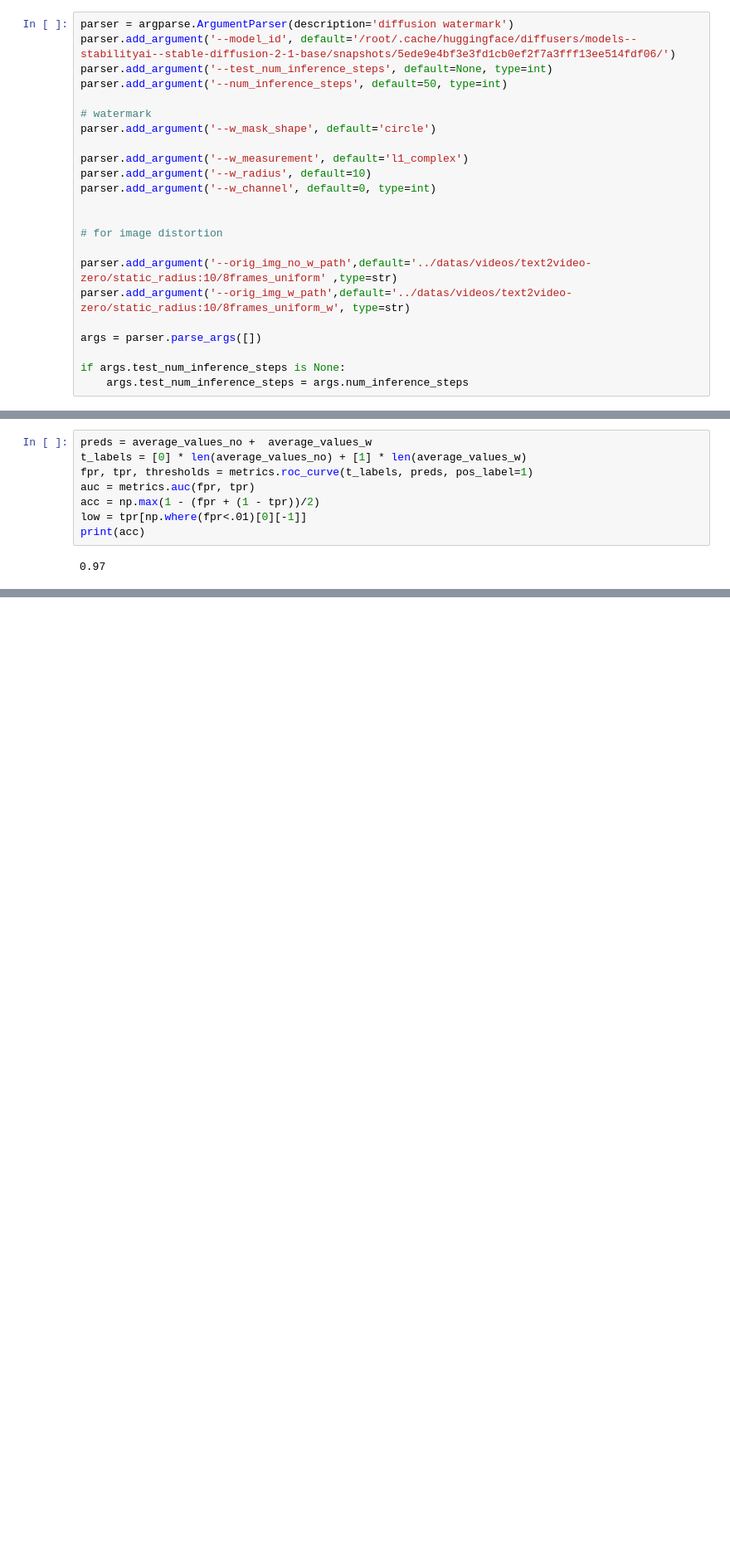
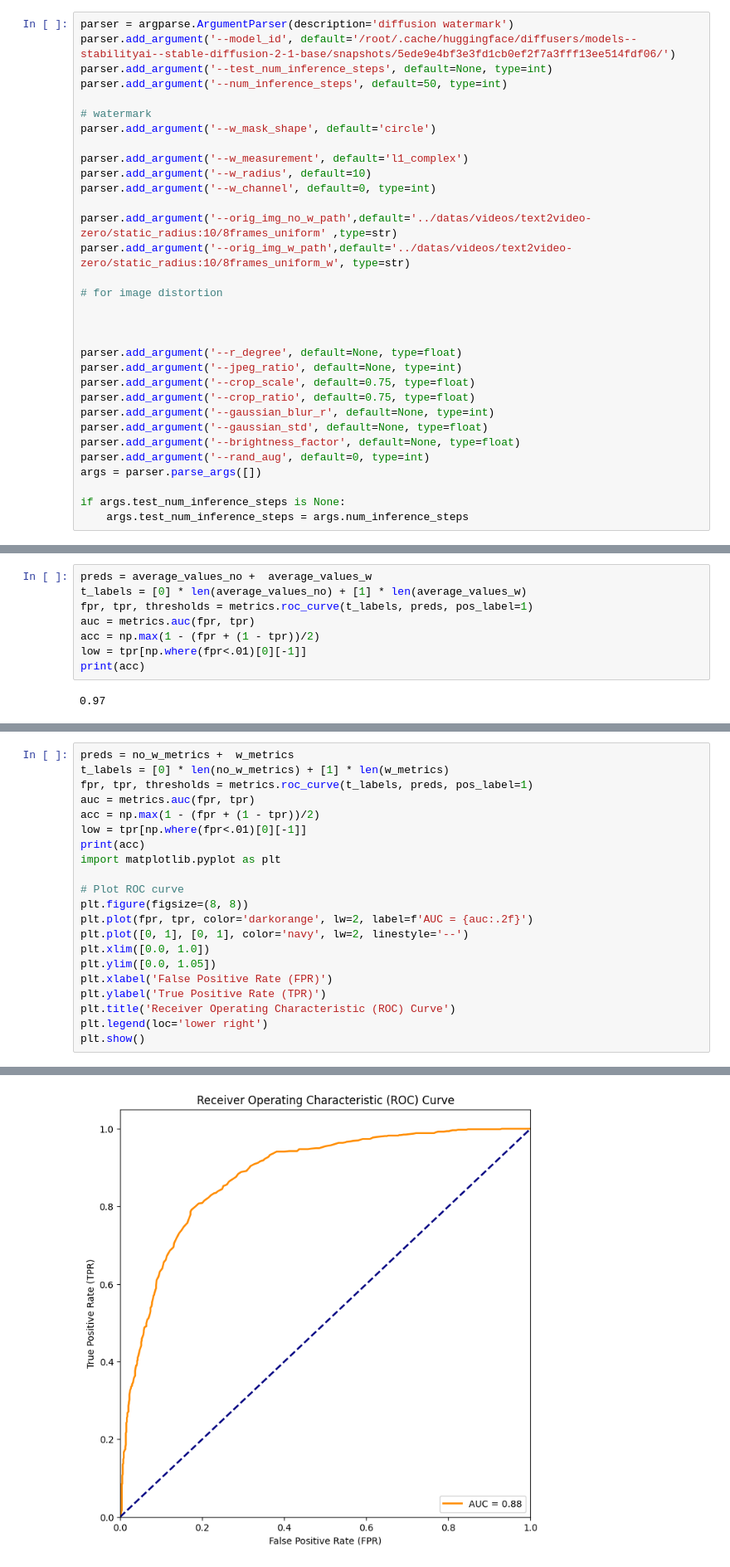
Before and after one commit to Kuubrick/VideoWatermark, a Jupyter notebook: text2video-zero/compute_auc copy.ipynb, the cells around one changed output, grey strips where cells are left out. Shown at 83% size. Saved outputs shown, nothing was run; the diff lists cells and outputs as text; blank space fills up the shorter version.

```diff
--- a/text2video-zero/compute_auc copy.ipynb
+++ b/text2video-zero/compute_auc copy.ipynb
@@ -42,12 +42,21 @@ parser.add_argument('--w_measurement', default='l1_complex')
 parser.add_argument('--w_radius', default=10)
 parser.add_argument('--w_channel', default=0, type=int)
 
+parser.add_argument('--orig_img_no_w_path',default='../datas/videos/text2video-zero/static_radius:10/8frames_uniform' ,type=str)
+parser.add_argument('--orig_img_w_path',default='../datas/videos/text2video-zero/static_radius:10/8frames_uniform_w', type=str)
 
 # for image distortion
 
-parser.add_argument('--orig_img_no_w_path',default='../datas/videos/text2video-zero/static_radius:10/8frames_uniform' ,type=str)
-parser.add_argument('--orig_img_w_path',default='../datas/videos/text2video-zero/static_radius:10/8frames_uniform_w', type=str)
 
+
+parser.add_argument('--r_degree', default=None, type=float)
+parser.add_argument('--jpeg_ratio', default=None, type=int)
+parser.add_argument('--crop_scale', default=0.75, type=float)
+parser.add_argument('--crop_ratio', default=0.75, type=float)
+parser.add_argument('--gaussian_blur_r', default=None, type=int)
+parser.add_argument('--gaussian_std', default=None, type=float)
+parser.add_argument('--brightness_factor', default=None, type=float)
+parser.add_argument('--rand_aug', default=0, type=int)
 args = parser.parse_args([])
 
 if args.test_num_inference_steps is None:
@@ -196,0 +260,22 @@ plt.show()
+# %%
+preds = no_w_metrics +  w_metrics
+t_labels = [0] * len(no_w_metrics) + [1] * len(w_metrics)
+fpr, tpr, thresholds = metrics.roc_curve(t_labels, preds, pos_label=1)
+auc = metrics.auc(fpr, tpr)
+acc = np.max(1 - (fpr + (1 - tpr))/2)
+low = tpr[np.where(fpr<.01)[0][-1]]
+print(acc)
+import matplotlib.pyplot as plt
+
+# Plot ROC curve
+plt.figure(figsize=(8, 8))
+plt.plot(fpr, tpr, color='darkorange', lw=2, label=f'AUC = {auc:.2f}')
+plt.plot([0, 1], [0, 1], color='navy', lw=2, linestyle='--')
+plt.xlim([0.0, 1.0])
+plt.ylim([0.0, 1.05])
+plt.xlabel('False Positive Rate (FPR)')
+plt.ylabel('True Positive Rate (TPR)')
+plt.title('Receiver Operating Characteristic (ROC) Curve')
+plt.legend(loc='lower right')
+plt.show()
+# %% [output]
@@ -196,0 +283 @@ plt.show()
+[figure, added]
```
Also changed, not shown: parts of 12 cells of this notebook.
